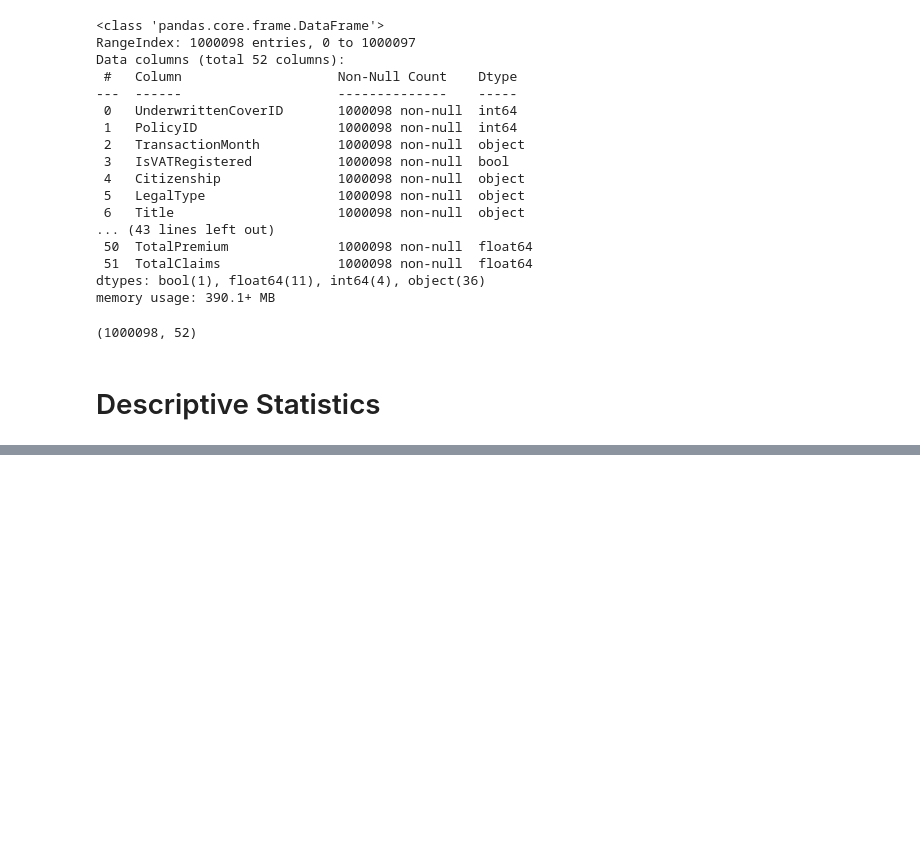
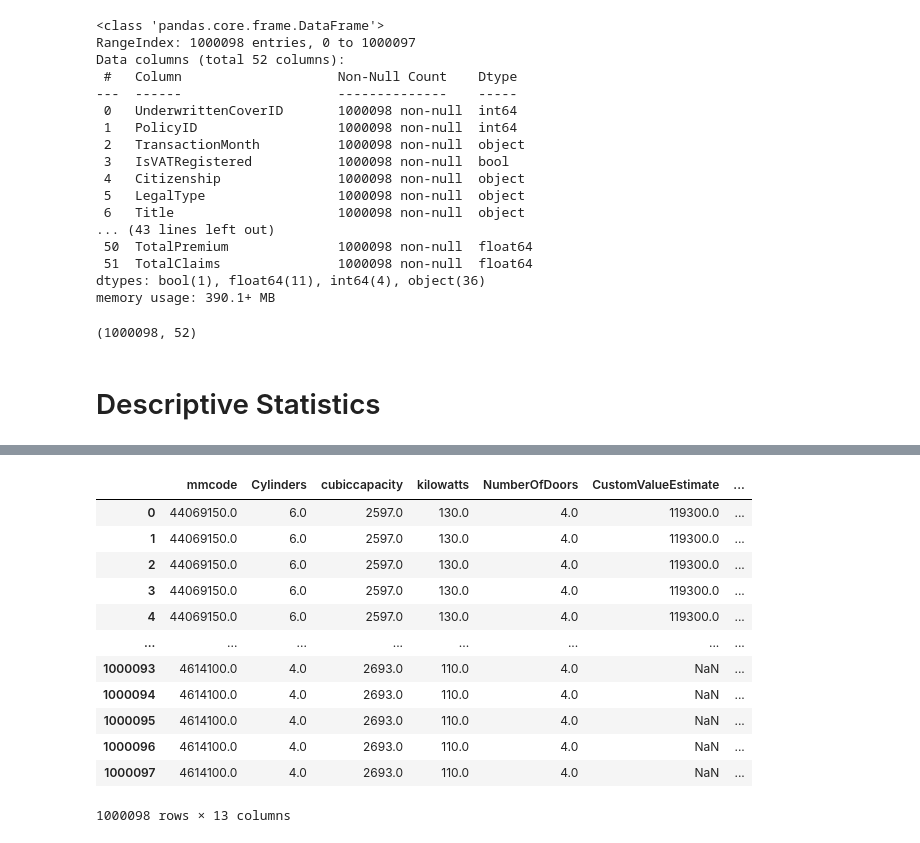
Before and after one commit to YeabsiraTibebu/AlphaCare-Insurance-Solutions, a Jupyter notebook: notebooks/descriptive_analysis.ipynb, the cells around one changed output, grey strips where cells are left out. Cells and saved outputs as stored; diff of their text form; code cells hidden in the pictures; blank space fills up the shorter version.

```diff
--- a/notebooks/descriptive_analysis.ipynb
+++ b/notebooks/descriptive_analysis.ipynb
@@ -96,0 +168,16 @@ AttributeError: 'Series' object has no attribute 'len'
+# %%
+df.select_dtypes(include=['float64'])
+# %% [output]
+|  | mmcode | Cylinders | cubiccapacity | kilowatts | NumberOfDoors | CustomValueEstimate | ... |
+| 0 | 44069150.0 | 6.0 | 2597.0 | 130.0 | 4.0 | 119300.0 | ... |
+| 1 | 44069150.0 | 6.0 | 2597.0 | 130.0 | 4.0 | 119300.0 | ... |
+| 2 | 44069150.0 | 6.0 | 2597.0 | 130.0 | 4.0 | 119300.0 | ... |
+| 3 | 44069150.0 | 6.0 | 2597.0 | 130.0 | 4.0 | 119300.0 | ... |
+| 4 | 44069150.0 | 6.0 | 2597.0 | 130.0 | 4.0 | 119300.0 | ... |
+| ... | ... | ... | ... | ... | ... | ... | ... |
+| 1000093 | 4614100.0 | 4.0 | 2693.0 | 110.0 | 4.0 | NaN | ... |
+| 1000094 | 4614100.0 | 4.0 | 2693.0 | 110.0 | 4.0 | NaN | ... |
+| 1000095 | 4614100.0 | 4.0 | 2693.0 | 110.0 | 4.0 | NaN | ... |
+| 1000096 | 4614100.0 | 4.0 | 2693.0 | 110.0 | 4.0 | NaN | ... |
+| 1000097 | 4614100.0 | 4.0 | 2693.0 | 110.0 | 4.0 | NaN | ... |
+1000098 rows × 13 columns
```
Also changed, not shown: parts of 18 cells of this notebook, 2 other files.
